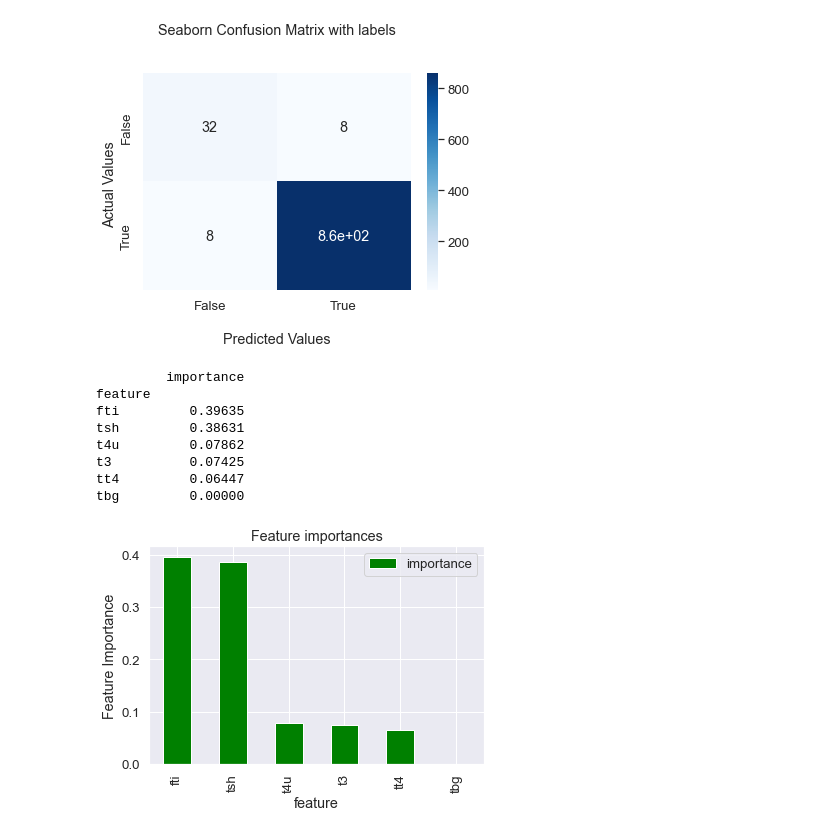
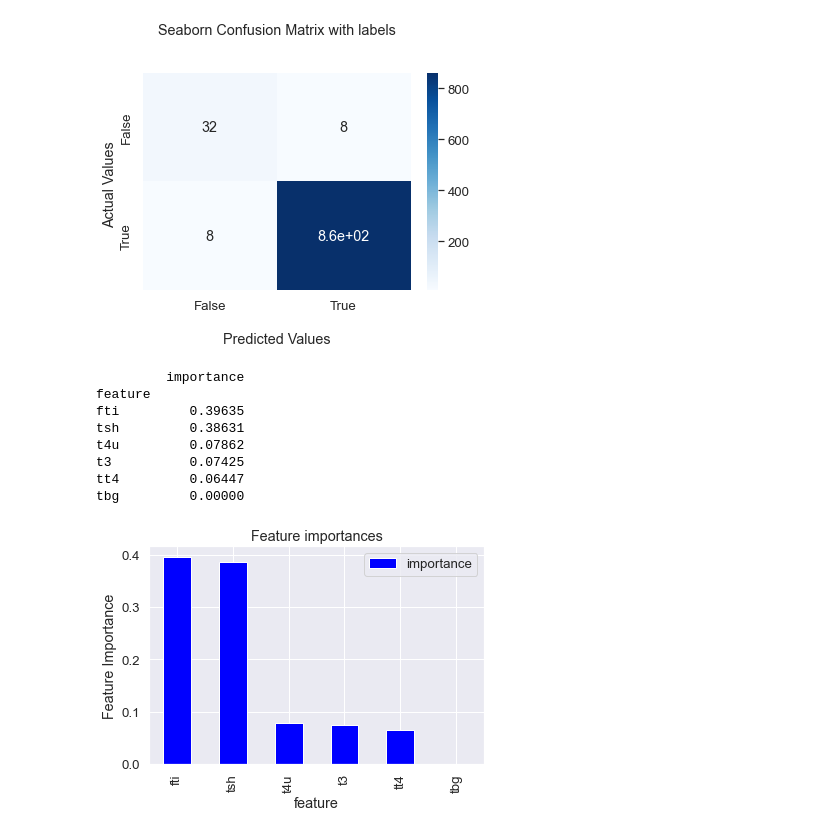
Before and after one commit to ch1b4d4/29_IP_Samson_Nyiro, a Jupyter notebook: 29_IP_Samson_Nyiro.ipynb, the cells around one changed output. Drawn from its saved outputs; the diff is of its cells as text; code cells hidden in the pictures.

```diff
--- a/29_IP_Samson_Nyiro.ipynb
+++ b/29_IP_Samson_Nyiro.ipynb
@@ -1174,6 +1174,10 @@ Accuracy: 0.975
 ## 3. Challenging the Solution
 # %%
 from sklearn.ensemble import GradientBoostingClassifier
+# %%
+test_feature = ['tsh', 't3', 'tt4', 't4u', 'fti', 'tbg']
+X = thyriod_encoded1[test_feature]
+y = thyriod_encoded1['status'].values
 # %%
 # Split the independent and dependent variables
 # We want to predict whether or not the patient's symptoms indicate that the patient has hypothyroid, so let's use that column as our Y
@@ -1223,21 +1227,22 @@ ax.yaxis.set_ticklabels(['False','True'])
 [figure]
 # %%
 # Creating a feature importance dataframe
+# X =pd.get_dummies (X)
 feature_impo=pd.DataFrame({'feature':X.columns, 'importance': np.round(gradient_boost.feature_importances_,5)}).set_index('feature').sort_values(by='importance', ascending=False)
 print(feature_impo)
 
-feature_impo.plot.bar(color='green')
+feature_impo.plot.bar(color='blue')
 plt.title("Feature importances")
 plt.ylabel("Features")
 plt.ylabel("Feature Importance")
 plt.show()
 # %% [output]
          importance
 feature
 fti         0.39635
 tsh         0.38631
 t4u         0.07862
 t3          0.07425
 tt4         0.06447
 tbg         0.00000
-[figure, old version]
+[figure, new version]
```
Also changed, not shown: parts of 4 cells of this notebook.
